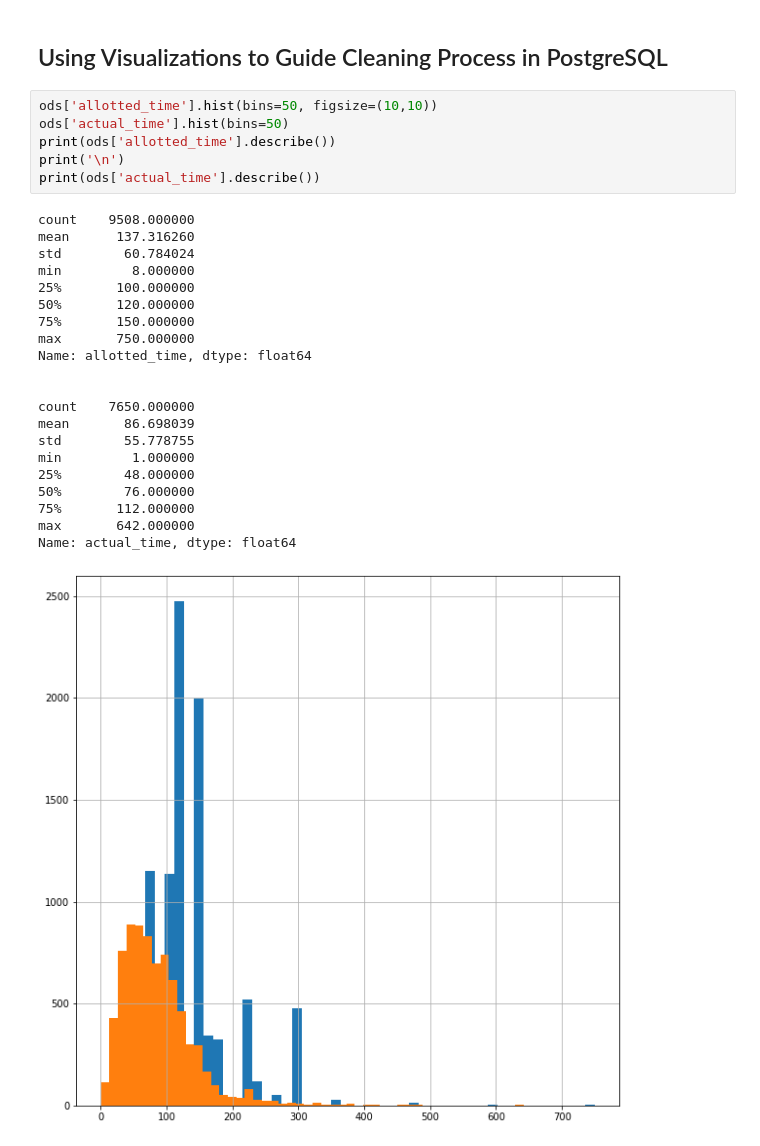
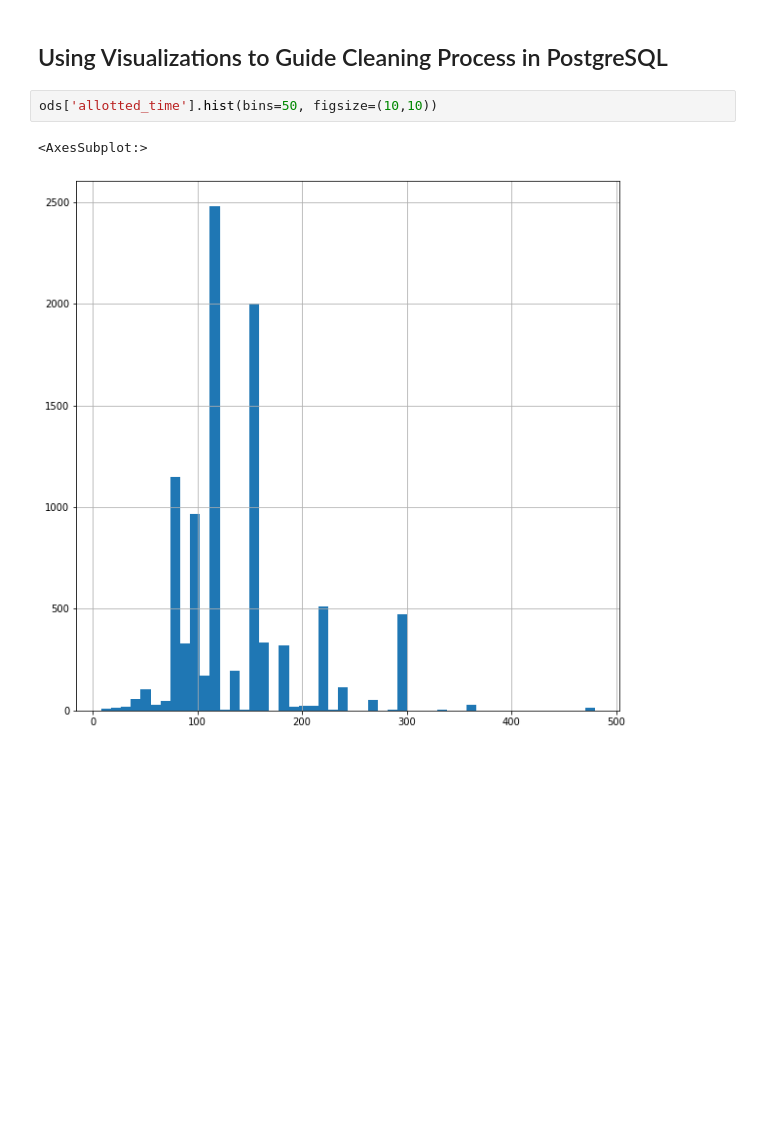
Before and after one commit to dihoxy/ODS-Test-Center-Project, a Jupyter notebook: Handling Outliers and Basic Exploratory Analysis_v02.ipynb, the cells around one changed output. Drawn from its saved outputs; the diff is of its cells as text; blank space fills up the shorter version.

```diff
--- a/Handling Outliers and Basic Exploratory Analysis_v02.ipynb
+++ b/Handling Outliers and Basic Exploratory Analysis_v02.ipynb
@@ -486,29 +500,6 @@ ods.to_pickle('pickled_export_ods_v02.pkl')
 ## Using Visualizations to Guide Cleaning Process in PostgreSQL
 # %%
 ods['allotted_time'].hist(bins=50, figsize=(10,10))
-ods['actual_time'].hist(bins=50)
-print(ods['allotted_time'].describe())
-print('\n')
-print(ods['actual_time'].describe())
 # %% [output]
-count    9508.000000
-mean      137.316260
-std        60.784024
-min         8.000000
-25%       100.000000
-50%       120.000000
-75%       150.000000
-max       750.000000
-Name: allotted_time, dtype: float64
-
-
-count    7650.000000
-mean       86.698039
-std        55.778755
-min         1.000000
-25%        48.000000
-50%        76.000000
-75%       112.000000
-max       642.000000
-Name: actual_time, dtype: float64
+<AxesSubplot:>
-[figure, old version]
+[figure, new version]
```
Also changed, not shown: parts of 32 cells of this notebook, 1 other file.
